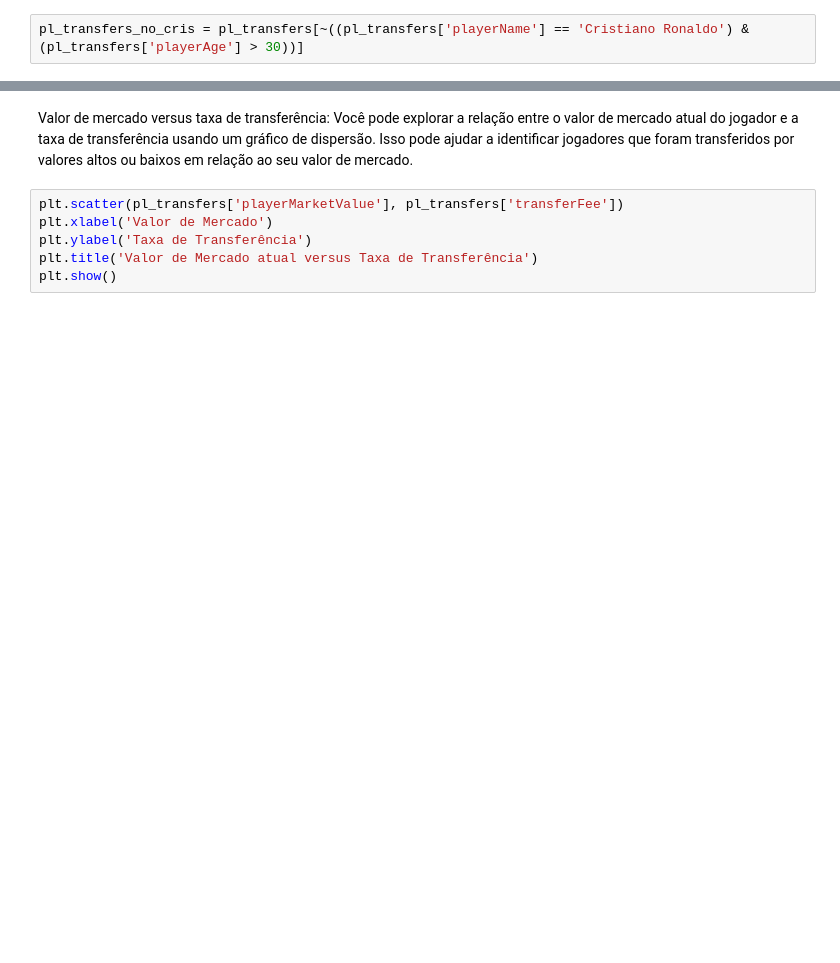
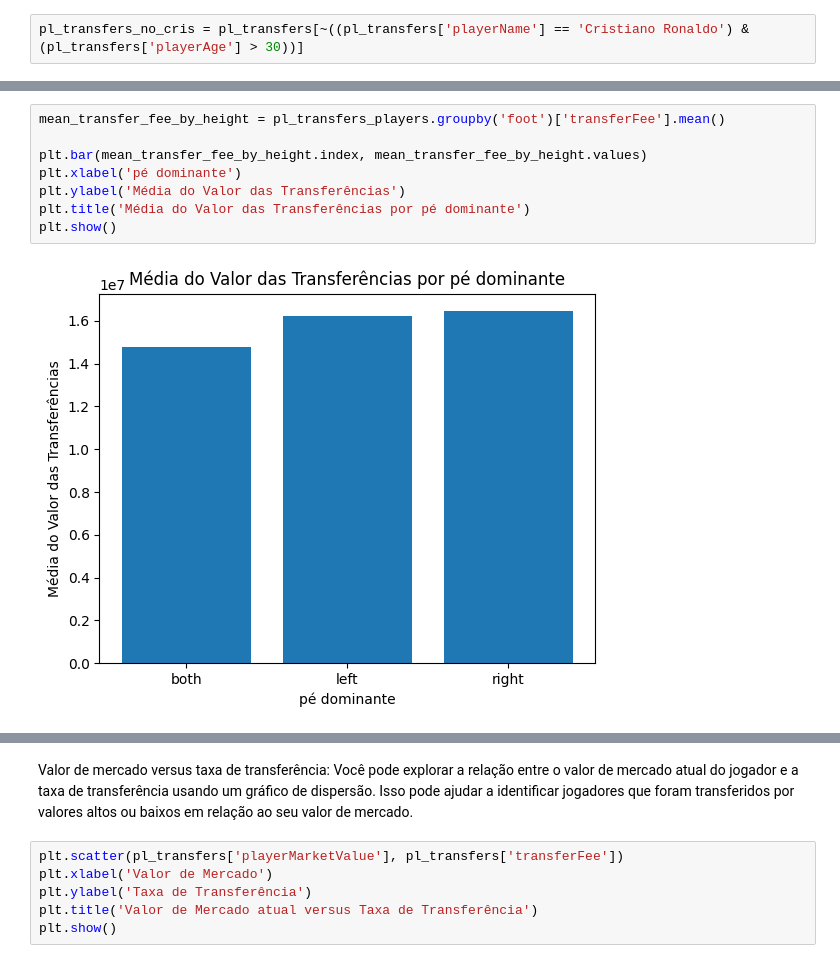
Before and after one commit to gabrielmmf/previsao-de-valores-de-mercado, a Jupyter notebook: EDA.ipynb, the cells around one changed output, grey strips where cells are left out. Saved outputs shown, nothing was run; the diff lists cells and outputs as text; blank space fills up the shorter version.

```diff
--- a/EDA.ipynb
+++ b/EDA.ipynb
@@ -170,0 +216,10 @@ plt.show()
+# %%
+mean_transfer_fee_by_height = pl_transfers_players.groupby('foot')['transferFee'].mean()
+
+plt.bar(mean_transfer_fee_by_height.index, mean_transfer_fee_by_height.values)
+plt.xlabel('pé dominante')
+plt.ylabel('Média do Valor das Transferências')
+plt.title('Média do Valor das Transferências por pé dominante')
+plt.show()
+# %% [output]
+[figure, added]
```
Also changed, not shown: parts of 40 cells of this notebook, 12 other files.
